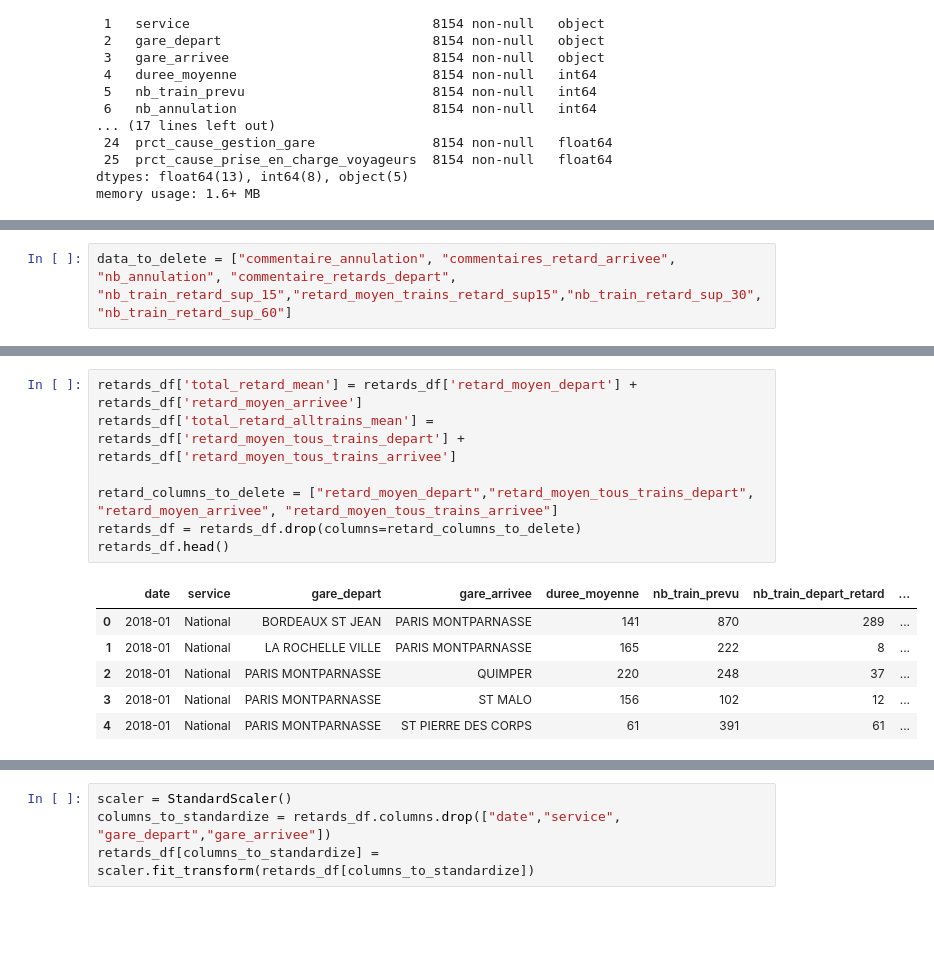
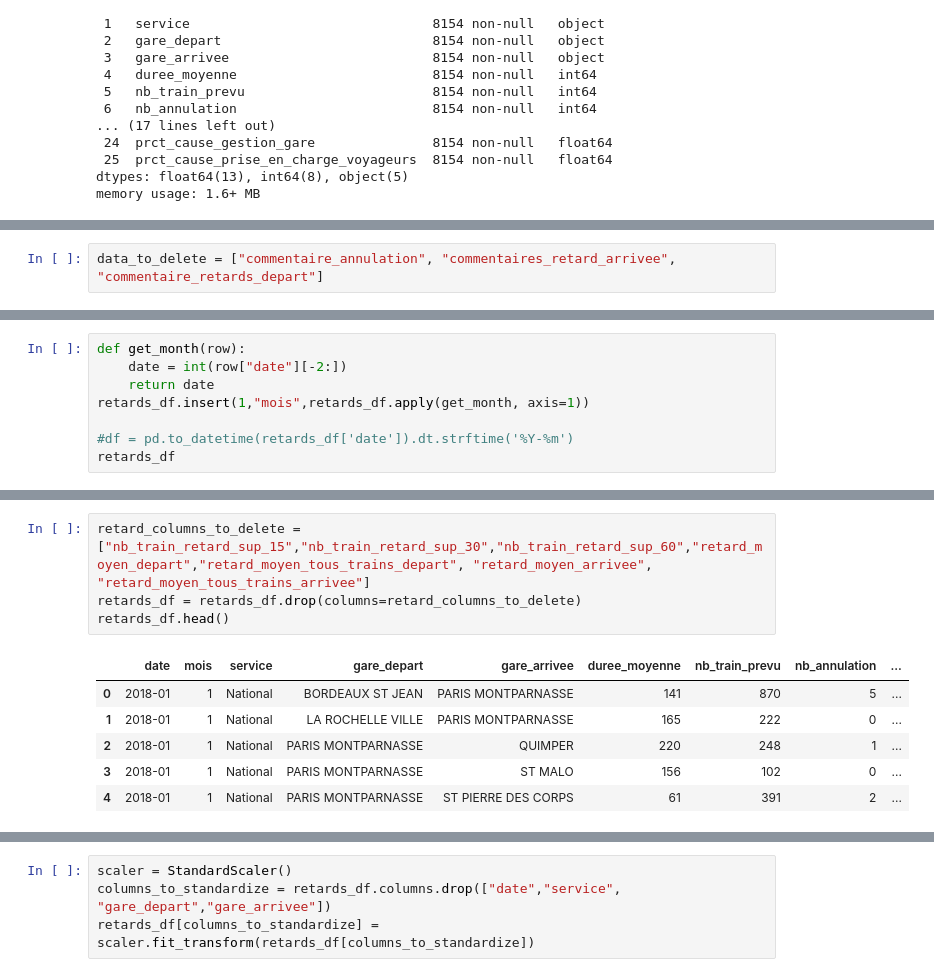
Before and after one commit to Lucasvitoriano25/PredDelay_TGVTrains, a Jupyter notebook: main.ipynb, the cells around one changed output, grey strips where cells are left out. Saved outputs shown, nothing was run; the diff lists cells and outputs as text; blank space fills up the shorter version.

```diff
--- a/main.ipynb
+++ b/main.ipynb
@@ -93,5 +90,5 @@ memory usage: 1.6+ MB
 # %%
-data_to_delete = ["commentaire_annulation", "commentaires_retard_arrivee", "nb_annulation", "commentaire_retards_depart", "nb_train_retard_sup_15","retard_moyen_trains_retard_sup15","nb_train_retard_sup_30", "nb_train_retard_sup_60"]
+data_to_delete = ["commentaire_annulation", "commentaires_retard_arrivee", "commentaire_retards_depart"]
 # %%
 # Drop the specified columns from the DataFrame
 retards_df = retards_df.drop(columns=data_to_delete)
@@ -105,0 +104,8 @@ retards_df.head()
+# %%
+def get_month(row):
+    date = int(row["date"][-2:])
+    return date
+retards_df.insert(1,"mois",retards_df.apply(get_month, axis=1))
+
+#df = pd.to_datetime(retards_df['date']).dt.strftime('%Y-%m')
+retards_df
@@ -106,17 +149,14 @@ retards_df.head()
 # %%
-retards_df['total_retard_mean'] = retards_df['retard_moyen_depart'] + retards_df['retard_moyen_arrivee']
-retards_df['total_retard_alltrains_mean'] = retards_df['retard_moyen_tous_trains_depart'] + retards_df['retard_moyen_tous_trains_arrivee']
-
-retard_columns_to_delete = ["retard_moyen_depart","retard_moyen_tous_trains_depart", "retard_moyen_arrivee", "retard_moyen_tous_trains_arrivee"]
+retard_columns_to_delete = ["nb_train_retard_sup_15","nb_train_retard_sup_30","nb_train_retard_sup_60","retard_moyen_depart","retard_moyen_tous_trains_depart", "retard_moyen_arrivee", "retard_moyen_tous_trains_arrivee"]
 retards_df = retards_df.drop(columns=retard_columns_to_delete)
 retards_df.head()
 # %% [output]
-|  | date | service | gare_depart | gare_arrivee | duree_moyenne | nb_train_prevu | nb_train_depart_retard | ... |
-| 0 | 2018-01 | National | BORDEAUX ST JEAN | PARIS MONTPARNASSE | 141 | 870 | 289 | ... |
-| 1 | 2018-01 | National | LA ROCHELLE VILLE | PARIS MONTPARNASSE | 165 | 222 | 8 | ... |
-| 2 | 2018-01 | National | PARIS MONTPARNASSE | QUIMPER | 220 | 248 | 37 | ... |
-| 3 | 2018-01 | National | PARIS MONTPARNASSE | ST MALO | 156 | 102 | 12 | ... |
-| 4 | 2018-01 | National | PARIS MONTPARNASSE | ST PIERRE DES CORPS | 61 | 391 | 61 | ... |
+|  | date | mois | service | gare_depart | gare_arrivee | duree_moyenne | nb_train_prevu | nb_annulation | ... |
+| 0 | 2018-01 | 1 | National | BORDEAUX ST JEAN | PARIS MONTPARNASSE | 141 | 870 | 5 | ... |
+| 1 | 2018-01 | 1 | National | LA ROCHELLE VILLE | PARIS MONTPARNASSE | 165 | 222 | 0 | ... |
+| 2 | 2018-01 | 1 | National | PARIS MONTPARNASSE | QUIMPER | 220 | 248 | 1 | ... |
+| 3 | 2018-01 | 1 | National | PARIS MONTPARNASSE | ST MALO | 156 | 102 | 0 | ... |
+| 4 | 2018-01 | 1 | National | PARIS MONTPARNASSE | ST PIERRE DES CORPS | 61 | 391 | 2 | ... |
 # %%
 plt.hist(retards_df['total_retard_mean'],bins=1000)
 
```
Also changed, not shown: parts of 31 cells of this notebook, 2 other files.
